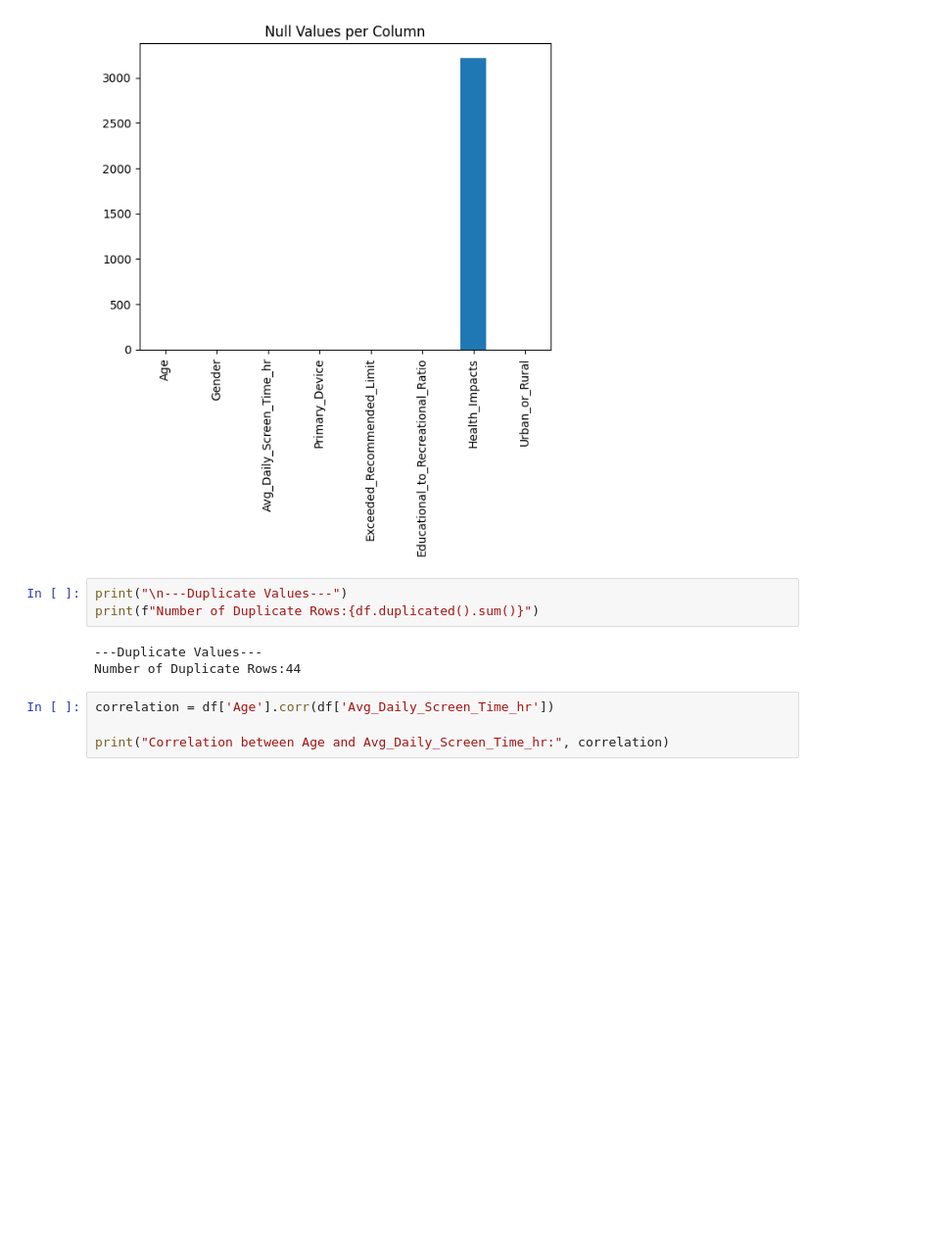
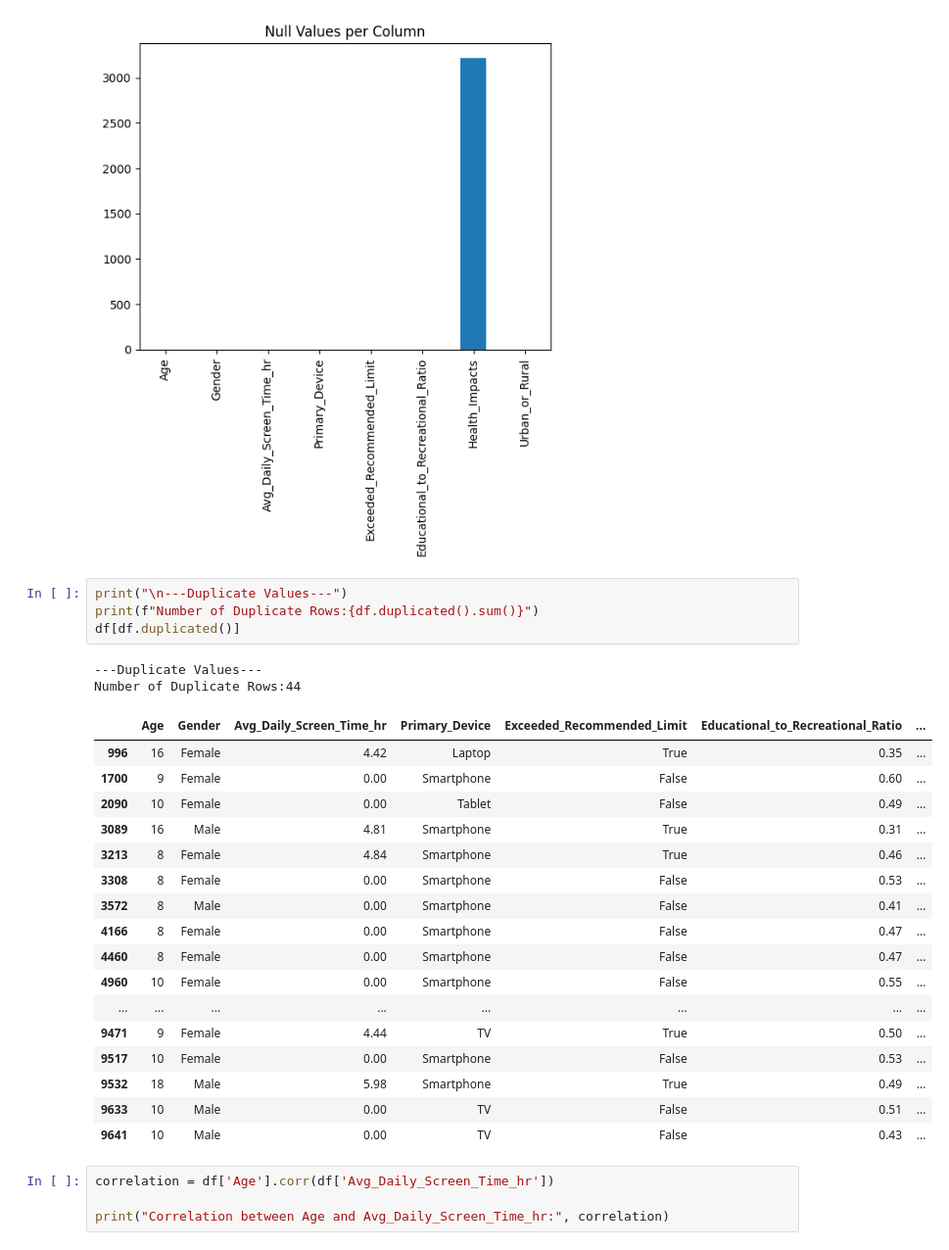
Before and after one commit to springboardmentor2468a-lab/Projects, a Jupyter notebook: Week1.ipynb, the cells around one changed output. Shown at 98% size. Drawn from its saved outputs; the diff is of its cells as text; blank space fills up the shorter version.

```diff
--- a/Week1.ipynb
+++ b/Week1.ipynb
@@ -50,9 +50,27 @@ dtype: int64
 # %%
 print("\n---Duplicate Values---")
 print(f"Number of Duplicate Rows:{df.duplicated().sum()}")
+df[df.duplicated()]
 # %% [output]
 ---Duplicate Values---
 Number of Duplicate Rows:44
+|  | Age | Gender | Avg_Daily_Screen_Time_hr | Primary_Device | Exceeded_Recommended_Limit | Educational_to_Recreational_Ratio | ... |
+| 996 | 16 | Female | 4.42 | Laptop | True | 0.35 | ... |
+| 1700 | 9 | Female | 0.00 | Smartphone | False | 0.60 | ... |
+| 2090 | 10 | Female | 0.00 | Tablet | False | 0.49 | ... |
+| 3089 | 16 | Male | 4.81 | Smartphone | True | 0.31 | ... |
+| 3213 | 8 | Female | 4.84 | Smartphone | True | 0.46 | ... |
+| 3308 | 8 | Female | 0.00 | Smartphone | False | 0.53 | ... |
+| 3572 | 8 | Male | 0.00 | Smartphone | False | 0.41 | ... |
+| 4166 | 8 | Female | 0.00 | Smartphone | False | 0.47 | ... |
+| 4460 | 8 | Female | 0.00 | Smartphone | False | 0.47 | ... |
+| 4960 | 10 | Female | 0.00 | Smartphone | False | 0.55 | ... |
+| ... | ... | ... | ... | ... | ... | ... | ... |
+| 9471 | 9 | Female | 4.44 | TV | True | 0.50 | ... |
+| 9517 | 10 | Female | 0.00 | Smartphone | False | 0.53 | ... |
+| 9532 | 18 | Male | 5.98 | Smartphone | True | 0.49 | ... |
+| 9633 | 10 | Male | 0.00 | TV | False | 0.51 | ... |
+| 9641 | 10 | Male | 0.00 | TV | False | 0.43 | ... |
 # %%
 correlation = df['Age'].corr(df['Avg_Daily_Screen_Time_hr'])
 
```
